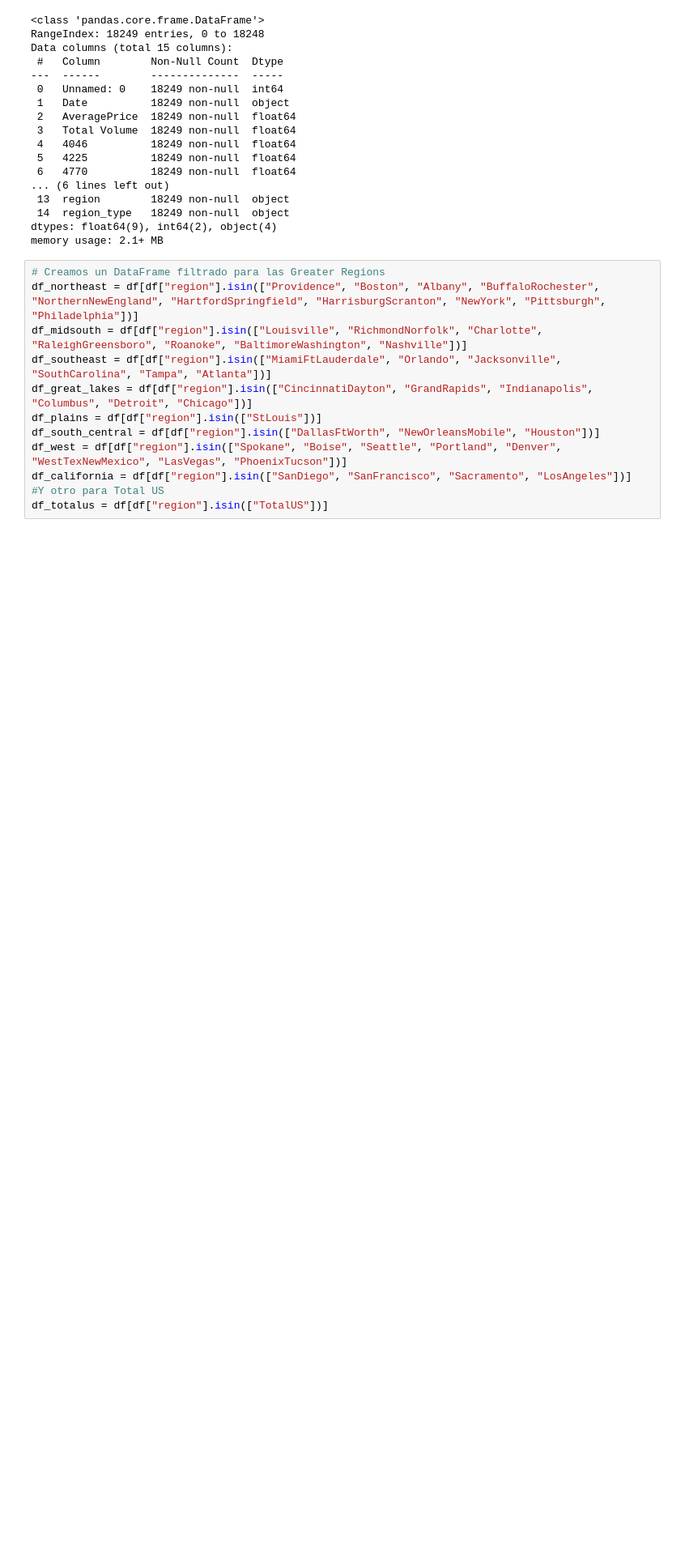
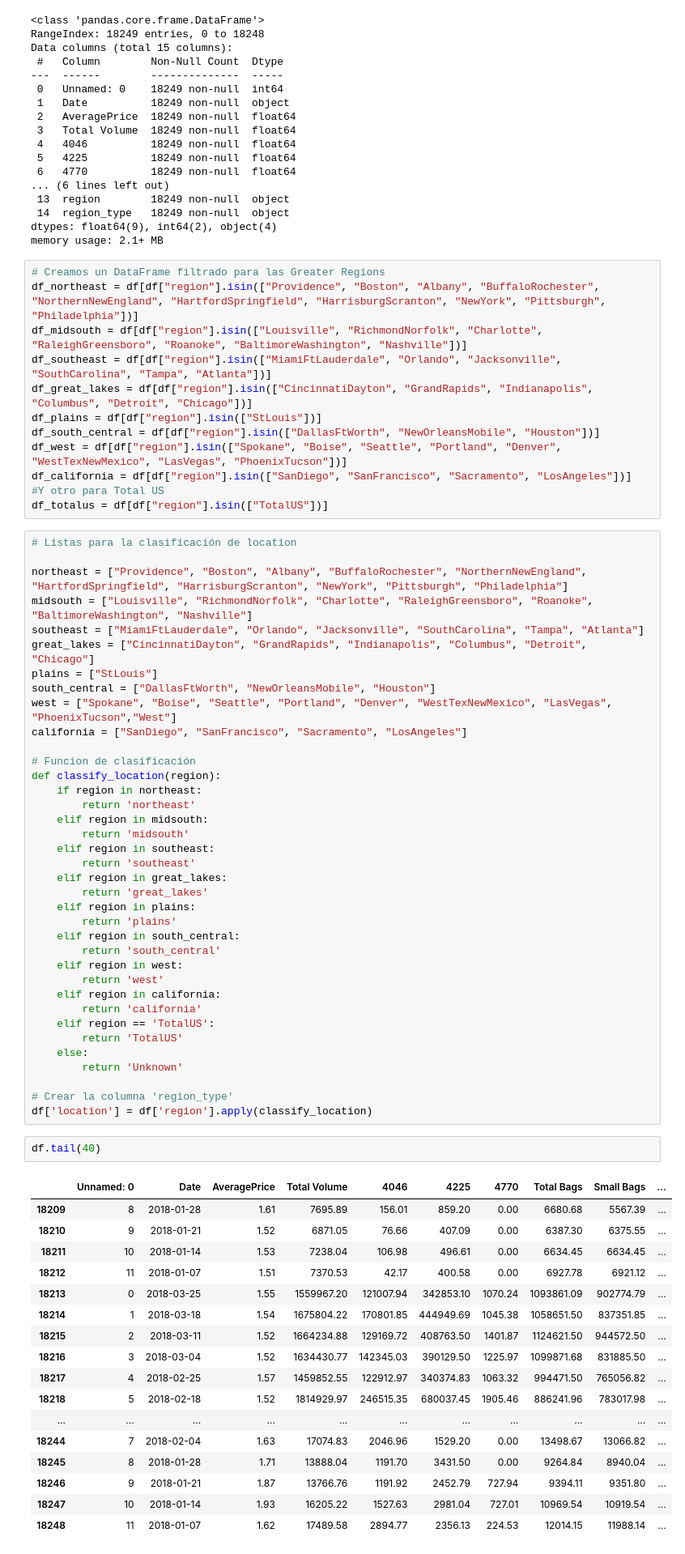
Before and after one commit to Julix4/avocado_project, a Jupyter notebook: Avocado_EDA.ipynb, the cells around one changed output. Shown at 81% size. Saved outputs shown, nothing was run; the diff lists cells and outputs as text; blank space fills up the shorter version.

Commit message:
updated Avocado_EDA new location tag

```diff
--- a/Avocado_EDA.ipynb
+++ b/Avocado_EDA.ipynb
@@ -162,3 +162,60 @@ df_west = df[df["region"].isin(["Spokane", "Boise", "Seattle", "Portland", "Denv
 df_california = df[df["region"].isin(["SanDiego", "SanFrancisco", "Sacramento", "LosAngeles"])]
 #Y otro para Total US
 df_totalus = df[df["region"].isin(["TotalUS"])]
+# %%
+# Listas para la clasificación de location
+
+northeast = ["Providence", "Boston", "Albany", "BuffaloRochester", "NorthernNewEngland", "HartfordSpringfield", "HarrisburgScranton", "NewYork", "Pittsburgh", "Philadelphia"]
+midsouth = ["Louisville", "RichmondNorfolk", "Charlotte", "RaleighGreensboro", "Roanoke", "BaltimoreWashington", "Nashville"]
+southeast = ["MiamiFtLauderdale", "Orlando", "Jacksonville", "SouthCarolina", "Tampa", "Atlanta"]
+great_lakes = ["CincinnatiDayton", "GrandRapids", "Indianapolis", "Columbus", "Detroit", "Chicago"]
+plains = ["StLouis"]
+south_central = ["DallasFtWorth", "NewOrleansMobile", "Houston"]
+west = ["Spokane", "Boise", "Seattle", "Portland", "Denver", "WestTexNewMexico", "LasVegas", "PhoenixTucson","West"]
+california = ["SanDiego", "SanFrancisco", "Sacramento", "LosAngeles"]
+
+# Funcion de clasificación
+def classify_location(region):
+    if region in northeast:
+        return 'northeast'
+    elif region in midsouth:
+        return 'midsouth'
+    elif region in southeast:
+        return 'southeast'
+    elif region in great_lakes:
+        return 'great_lakes'
+    elif region in plains:
+        return 'plains'
+    elif region in south_central:
+        return 'south_central'
+    elif region in west:
+        return 'west'
+    elif region in california:
+        return 'california'
+    elif region == 'TotalUS':
+        return 'TotalUS'
+    else:
+        return 'Unknown'
+
+# Crear la columna 'region_type'
+df['location'] = df['region'].apply(classify_location)
+# %%
+df.tail(40)
+# %% [output]
+|  | Unnamed: 0 | Date | AveragePrice | Total Volume | 4046 | 4225 | 4770 | Total Bags | Small Bags | ... |
+| 18209 | 8 | 2018-01-28 | 1.61 | 7695.89 | 156.01 | 859.20 | 0.00 | 6680.68 | 5567.39 | ... |
+| 18210 | 9 | 2018-01-21 | 1.52 | 6871.05 | 76.66 | 407.09 | 0.00 | 6387.30 | 6375.55 | ... |
+| 18211 | 10 | 2018-01-14 | 1.53 | 7238.04 | 106.98 | 496.61 | 0.00 | 6634.45 | 6634.45 | ... |
+| 18212 | 11 | 2018-01-07 | 1.51 | 7370.53 | 42.17 | 400.58 | 0.00 | 6927.78 | 6921.12 | ... |
+| 18213 | 0 | 2018-03-25 | 1.55 | 1559967.20 | 121007.94 | 342853.10 | 1070.24 | 1093861.09 | 902774.79 | ... |
+| 18214 | 1 | 2018-03-18 | 1.54 | 1675804.22 | 170801.85 | 444949.69 | 1045.38 | 1058651.50 | 837351.85 | ... |
+| 18215 | 2 | 2018-03-11 | 1.52 | 1664234.88 | 129169.72 | 408763.50 | 1401.87 | 1124621.50 | 944572.50 | ... |
+| 18216 | 3 | 2018-03-04 | 1.52 | 1634430.77 | 142345.03 | 390129.50 | 1225.97 | 1099871.68 | 831885.50 | ... |
+| 18217 | 4 | 2018-02-25 | 1.57 | 1459852.55 | 122912.97 | 340374.83 | 1063.32 | 994471.50 | 765056.82 | ... |
+| 18218 | 5 | 2018-02-18 | 1.52 | 1814929.97 | 246515.35 | 680037.45 | 1905.46 | 886241.96 | 783017.98 | ... |
+| ... | ... | ... | ... | ... | ... | ... | ... | ... | ... | ... |
+| 18244 | 7 | 2018-02-04 | 1.63 | 17074.83 | 2046.96 | 1529.20 | 0.00 | 13498.67 | 13066.82 | ... |
+| 18245 | 8 | 2018-01-28 | 1.71 | 13888.04 | 1191.70 | 3431.50 | 0.00 | 9264.84 | 8940.04 | ... |
+| 18246 | 9 | 2018-01-21 | 1.87 | 13766.76 | 1191.92 | 2452.79 | 727.94 | 9394.11 | 9351.80 | ... |
+| 18247 | 10 | 2018-01-14 | 1.93 | 16205.22 | 1527.63 | 2981.04 | 727.01 | 10969.54 | 10919.54 | ... |
+| 18248 | 11 | 2018-01-07 | 1.62 | 17489.58 | 2894.77 | 2356.13 | 224.53 | 12014.15 | 11988.14 | ... |
```
